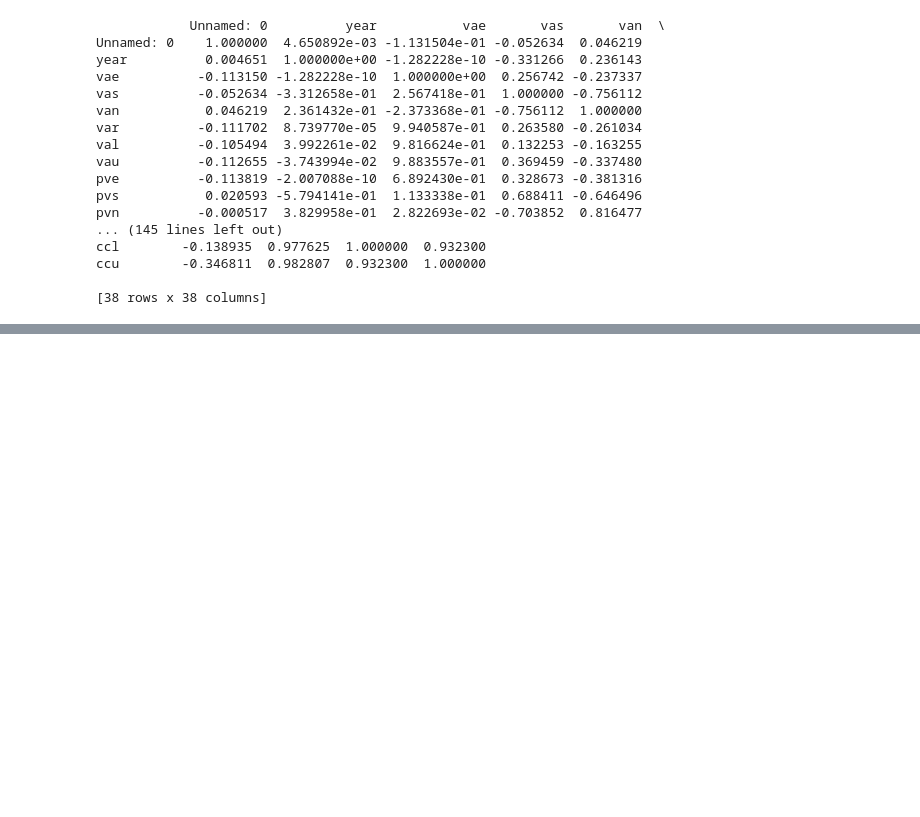
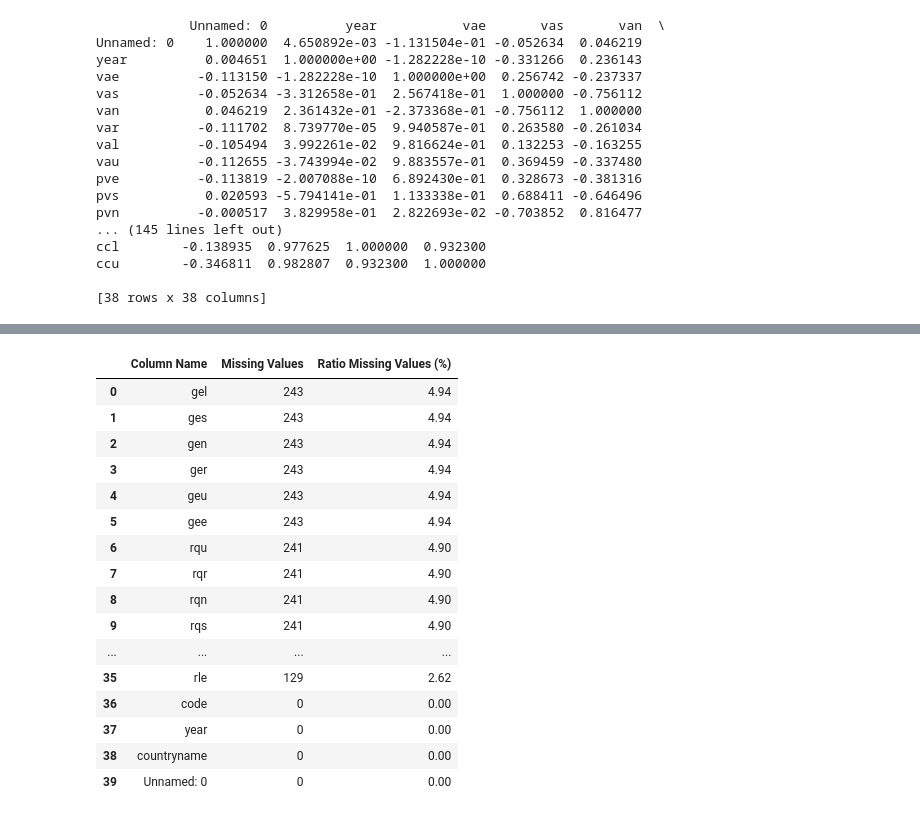
Before and after one commit to N-Maurice/Regression_analysis_mobile_application, a Jupyter notebook: wgi_corruption_linear_regression.ipynb, the cells around one changed output, grey strips where cells are left out. Saved outputs shown, nothing was run; the diff lists cells and outputs as text; code cells hidden in the pictures; blank space fills up the shorter version.

Commit message:
Handling missing values in the dataset

```diff
--- a/wgi_corruption_linear_regression.ipynb
+++ b/wgi_corruption_linear_regression.ipynb
@@ -269,0 +247,32 @@ plt.show()
+# %%
+nan_values = df.isna().sum()
+missing_values_table = pd.DataFrame({
+    "Missing Values": nan_values,
+    "Ratio Missing Values (%)": (nan_values / len(df)) * 100
+})
+missing_values_table = (
+    missing_values_table
+    .sort_values(by="Ratio Missing Values (%)", ascending=False)
+    .round({"Ratio Missing Values (%)": 2})
+    .reset_index()
+    .rename(columns={"index": "Column Name"})
+)
+missing_values_table
+# %% [output]
+|  | Column Name | Missing Values | Ratio Missing Values (%) |
+| 0 | gel | 243 | 4.94 |
+| 1 | ges | 243 | 4.94 |
+| 2 | gen | 243 | 4.94 |
+| 3 | ger | 243 | 4.94 |
+| 4 | geu | 243 | 4.94 |
+| 5 | gee | 243 | 4.94 |
+| 6 | rqu | 241 | 4.90 |
+| 7 | rqr | 241 | 4.90 |
+| 8 | rqn | 241 | 4.90 |
+| 9 | rqs | 241 | 4.90 |
+| ... | ... | ... | ... |
+| 35 | rle | 129 | 2.62 |
+| 36 | code | 0 | 0.00 |
+| 37 | year | 0 | 0.00 |
+| 38 | countryname | 0 | 0.00 |
+| 39 | Unnamed: 0 | 0 | 0.00 |
```
Also changed, not shown: parts of 11 cells of this notebook.
